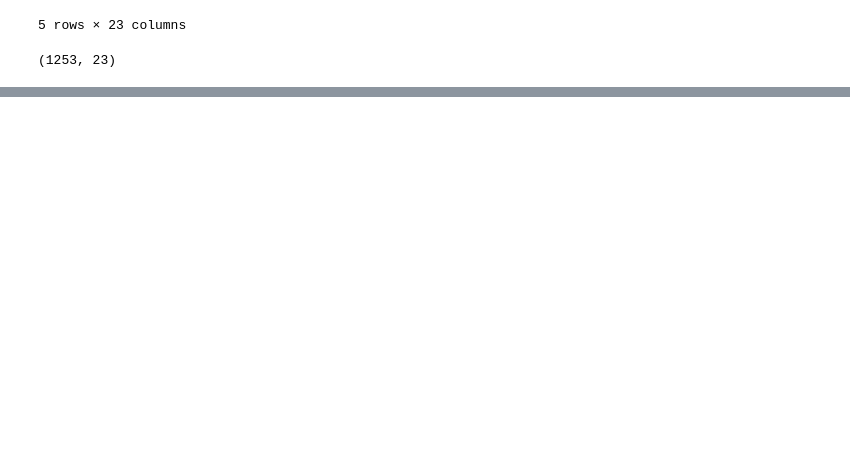
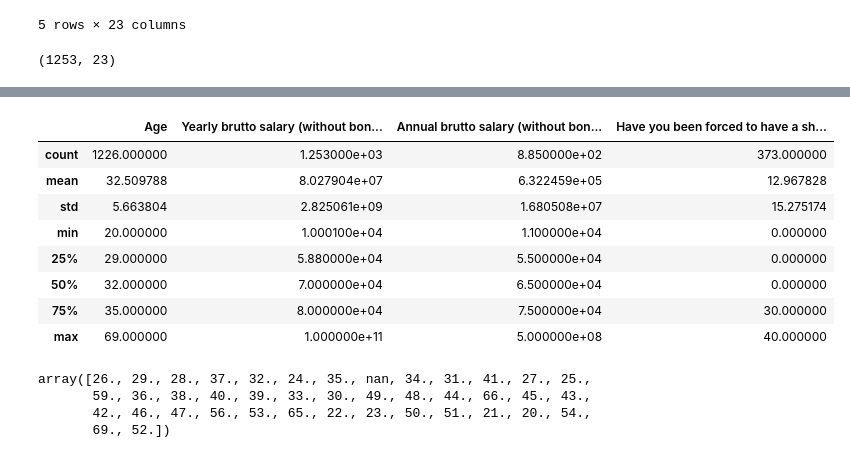
Before and after one commit to al3x15-0/Python-for-ML-udemy, a Jupyter notebook: ALX Week 1 Project.ipynb, the cells around one changed output, grey strips where cells are left out. Saved outputs shown, nothing was run; the diff lists cells and outputs as text; code cells hidden in the pictures; blank space fills up the shorter version.

```diff
--- a/ALX Week 1 Project.ipynb
+++ b/ALX Week 1 Project.ipynb
@@ -28,0 +57,19 @@ df.shape
+# %%
+df.describe()
+# %% [output]
+|  | Age | Yearly brutto salary (without bon... | Annual brutto salary (without bon... | Have you been forced to have a sh... |
+| count | 1226.000000 | 1.253000e+03 | 8.850000e+02 | 373.000000 |
+| mean | 32.509788 | 8.027904e+07 | 6.322459e+05 | 12.967828 |
+| std | 5.663804 | 2.825061e+09 | 1.680508e+07 | 15.275174 |
+| min | 20.000000 | 1.000100e+04 | 1.100000e+04 | 0.000000 |
+| 25% | 29.000000 | 5.880000e+04 | 5.500000e+04 | 0.000000 |
+| 50% | 32.000000 | 7.000000e+04 | 6.500000e+04 | 0.000000 |
+| 75% | 35.000000 | 8.000000e+04 | 7.500000e+04 | 30.000000 |
+| max | 69.000000 | 1.000000e+11 | 5.000000e+08 | 40.000000 |
+# %%
+df.Age.unique()
+# %% [output]
+array([26., 29., 28., 37., 32., 24., 35., nan, 34., 31., 41., 27., 25.,
+       59., 36., 38., 40., 39., 33., 30., 49., 48., 44., 66., 45., 43.,
+       42., 46., 47., 56., 53., 65., 22., 23., 50., 51., 21., 20., 54.,
+       69., 52.])
```
Also changed, not shown: parts of 10 cells of this notebook.
